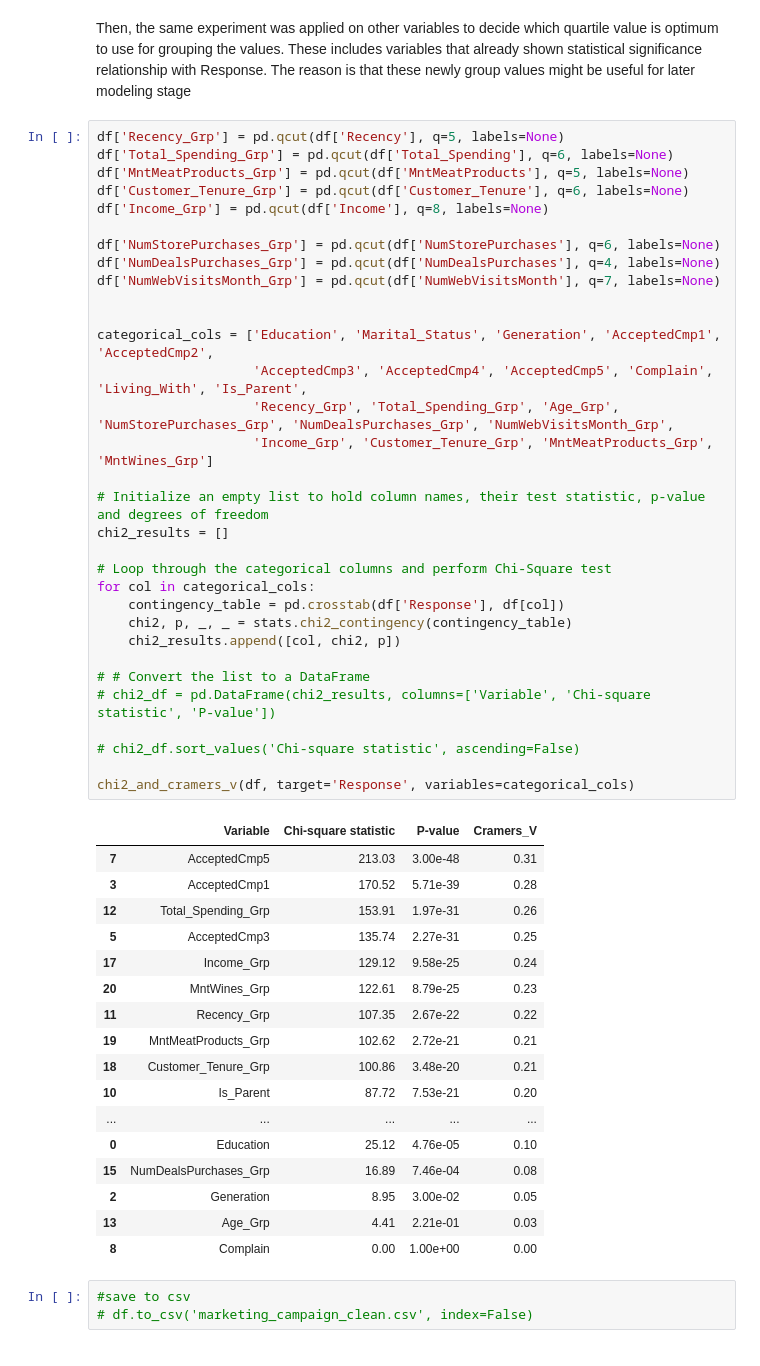
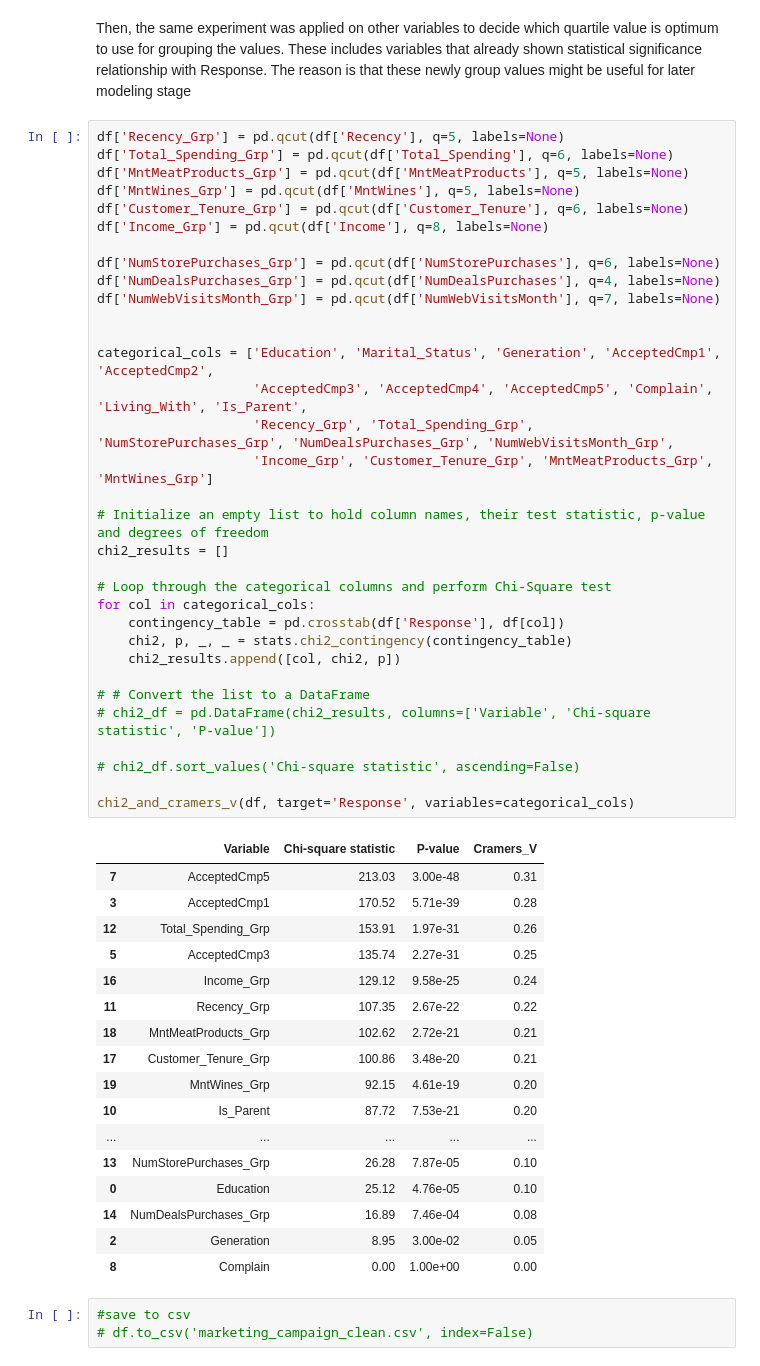
Before and after one commit to ramdhanhdy/DS_Project, a Jupyter notebook: Marketing Campaign/marketing_campaign_eda.ipynb, the cells around one changed output. Cells and saved outputs as stored; diff of their text form.

```diff
--- a/Marketing Campaign/marketing_campaign_eda.ipynb
+++ b/Marketing Campaign/marketing_campaign_eda.ipynb
@@ -566,51 +562,52 @@ Then, the same experiment was applied on other variables to decide which quartil
 df['Recency_Grp'] = pd.qcut(df['Recency'], q=5, labels=None)
 df['Total_Spending_Grp'] = pd.qcut(df['Total_Spending'], q=6, labels=None)
 df['MntMeatProducts_Grp'] = pd.qcut(df['MntMeatProducts'], q=5, labels=None)
+df['MntWines_Grp'] = pd.qcut(df['MntWines'], q=5, labels=None)
 df['Customer_Tenure_Grp'] = pd.qcut(df['Customer_Tenure'], q=6, labels=None)
 df['Income_Grp'] = pd.qcut(df['Income'], q=8, labels=None)
 
 df['NumStorePurchases_Grp'] = pd.qcut(df['NumStorePurchases'], q=6, labels=None)
 df['NumDealsPurchases_Grp'] = pd.qcut(df['NumDealsPurchases'], q=4, labels=None)
 df['NumWebVisitsMonth_Grp'] = pd.qcut(df['NumWebVisitsMonth'], q=7, labels=None)
 
 
 categorical_cols = ['Education', 'Marital_Status', 'Generation', 'AcceptedCmp1', 'AcceptedCmp2',
                     'AcceptedCmp3', 'AcceptedCmp4', 'AcceptedCmp5', 'Complain', 'Living_With', 'Is_Parent',
-                    'Recency_Grp', 'Total_Spending_Grp', 'Age_Grp', 'NumStorePurchases_Grp', 'NumDealsPurchases_Grp', 'NumWebVisitsMonth_Grp',
+                    'Recency_Grp', 'Total_Spending_Grp', 'NumStorePurchases_Grp', 'NumDealsPurchases_Grp', 'NumWebVisitsMonth_Grp',
                     'Income_Grp', 'Customer_Tenure_Grp', 'MntMeatProducts_Grp', 'MntWines_Grp']
 
 # Initialize an empty list to hold column names, their test statistic, p-value and degrees of freedom
 chi2_results = []
 
 # Loop through the categorical columns and perform Chi-Square test
 for col in categorical_cols:
     contingency_table = pd.crosstab(df['Response'], df[col])
     chi2, p, _, _ = stats.chi2_contingency(contingency_table)
     chi2_results.append([col, chi2, p])
 
 # # Convert the list to a DataFrame
 # chi2_df = pd.DataFrame(chi2_results, columns=['Variable', 'Chi-square statistic', 'P-value'])
 
 # chi2_df.sort_values('Chi-square statistic', ascending=False)
 
 chi2_and_cramers_v(df, target='Response', variables=categorical_cols)
 # %% [output]
 |  | Variable | Chi-square statistic | P-value | Cramers_V |
 | 7 | AcceptedCmp5 | 213.03 | 3.00e-48 | 0.31 |
 | 3 | AcceptedCmp1 | 170.52 | 5.71e-39 | 0.28 |
 | 12 | Total_Spending_Grp | 153.91 | 1.97e-31 | 0.26 |
 | 5 | AcceptedCmp3 | 135.74 | 2.27e-31 | 0.25 |
-| 17 | Income_Grp | 129.12 | 9.58e-25 | 0.24 |
-| 20 | MntWines_Grp | 122.61 | 8.79e-25 | 0.23 |
+| 16 | Income_Grp | 129.12 | 9.58e-25 | 0.24 |
 | 11 | Recency_Grp | 107.35 | 2.67e-22 | 0.22 |
-| 19 | MntMeatProducts_Grp | 102.62 | 2.72e-21 | 0.21 |
-| 18 | Customer_Tenure_Grp | 100.86 | 3.48e-20 | 0.21 |
+| 18 | MntMeatProducts_Grp | 102.62 | 2.72e-21 | 0.21 |
+| 17 | Customer_Tenure_Grp | 100.86 | 3.48e-20 | 0.21 |
+| 19 | MntWines_Grp | 92.15 | 4.61e-19 | 0.20 |
 | 10 | Is_Parent | 87.72 | 7.53e-21 | 0.20 |
 | ... | ... | ... | ... | ... |
+| 13 | NumStorePurchases_Grp | 26.28 | 7.87e-05 | 0.10 |
 | 0 | Education | 25.12 | 4.76e-05 | 0.10 |
-| 15 | NumDealsPurchases_Grp | 16.89 | 7.46e-04 | 0.08 |
+| 14 | NumDealsPurchases_Grp | 16.89 | 7.46e-04 | 0.08 |
 | 2 | Generation | 8.95 | 3.00e-02 | 0.05 |
-| 13 | Age_Grp | 4.41 | 2.21e-01 | 0.03 |
 | 8 | Complain | 0.00 | 1.00e+00 | 0.00 |
 # %%
 #save to csv
```
Also changed, not shown: parts of 18 cells of this notebook.
